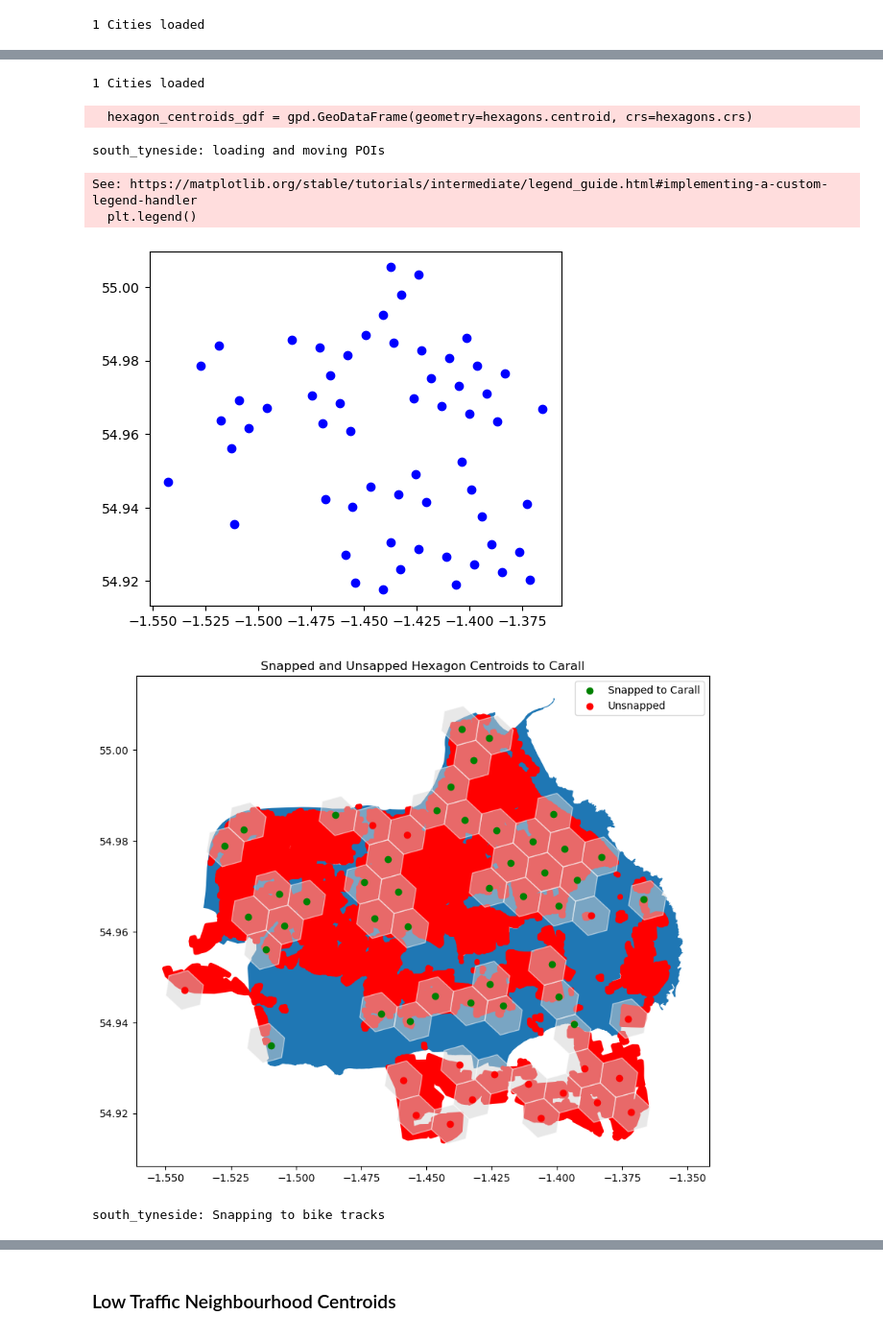
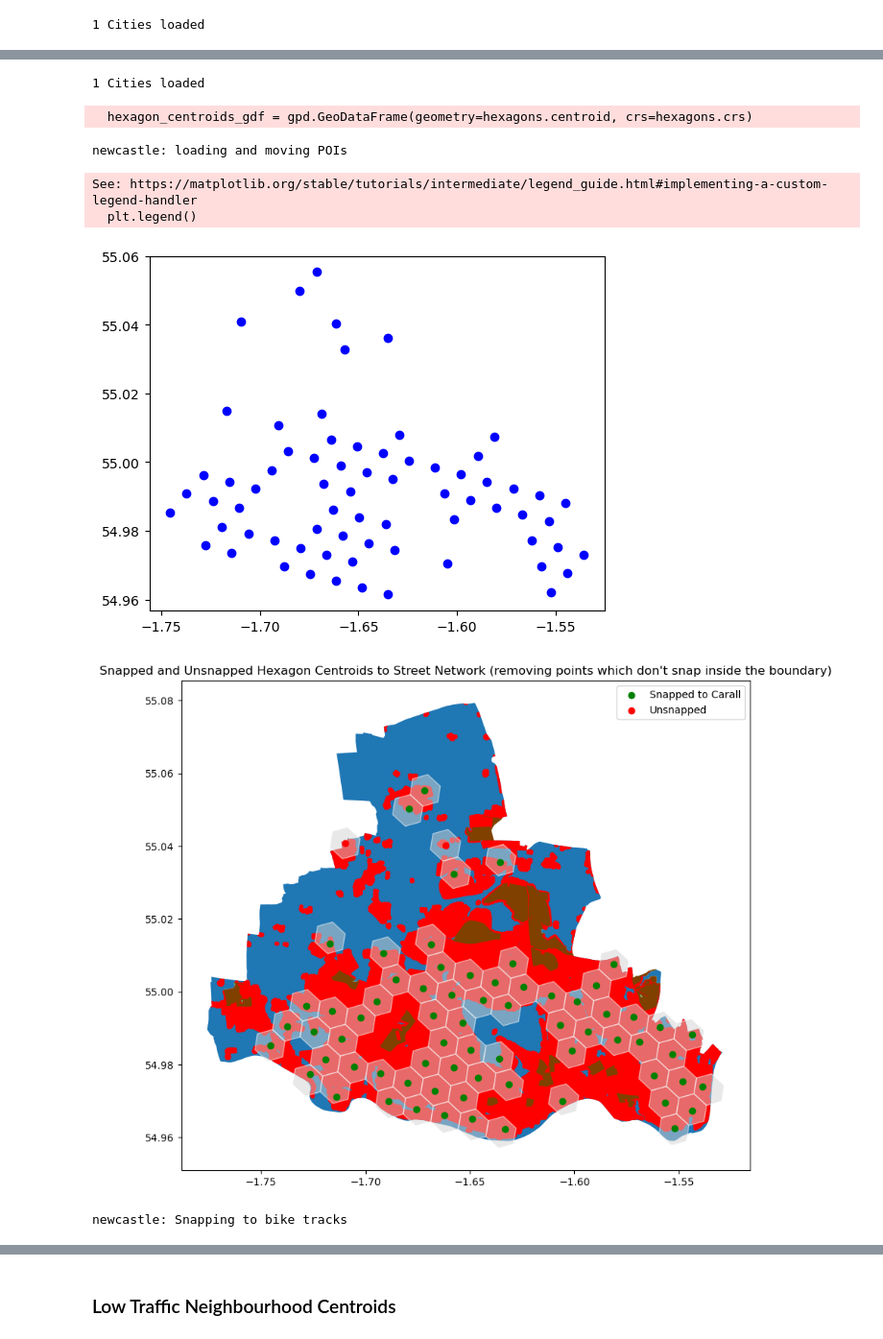
Before and after one commit to Froguin99/bikenwgrowth-with-LTNs, a Jupyter notebook: code/03_prepare_pois.ipynb, the cells around one changed output, grey strips where cells are left out. Shown at 96% size. Drawn from its saved outputs; the diff is of its cells as text; code cells hidden in the pictures.

Commit message:
Fixed urban area spilling out of boundary

```diff
--- a/code/03_prepare_pois.ipynb
+++ b/code/03_prepare_pois.ipynb
@@ -181,8 +190,14 @@ for placeid, placeinfo in tqdm(cities.items(), desc="Cities"):
     print(placeid + ": Tesselation around neighbourhoods")
     location = locations[placeid]
 
+    location_gseries = gpd.GeoSeries([location])
+    location_gdf = gpd.GeoDataFrame(geometry=location_gseries)
+    location_gdf = location_gdf.set_crs(epsg=4326, inplace=True)
+
     # Get urban areas for seed points
     urban_areas = get_urban_areas(placeinfo["nominatimstring"])
+    urban_areas = urban_areas.clip(location_gdf.unary_union)
+
     tess = Tessellation(urban_areas)
     tess.get_polygon()  # Optional plot for debugging
     hexagons = tess.hexagons(resolution=8)
@@ -247,8 +262,13 @@ for placeid, placeinfo in tqdm(cities.items(), desc="Cities"):
         hexagons.plot(ax=ax, color="lightgray", edgecolor="white", alpha=0.5, label="Hexagons")
         snapped_gdf[snapped_gdf['snap_status'] == 'snapped'].plot(ax=ax, color='green', label='Snapped to Carall')
         snapped_gdf[snapped_gdf['snap_status'] == 'unsnapped'].plot(ax=ax, color='red', label='Unsnapped')
+        if isinstance(neighbourhoods_gdf, MultiPolygon):
+            neighbourhoods_gdf_for_plotting = gpd.GeoDataFrame(geometry=[neighbourhoods_gdf], crs="EPSG:4326")
+            neighbourhoods_gdf_for_plotting = neighbourhoods_gdf_for_plotting.explode()
+            neighbourhoods_gdf_for_plotting.plot(ax=ax, color='green', alpha=0.5, label='LTNs')
+
         plt.legend()
-        plt.title("Snapped and Unsapped Hexagon Centroids to Carall")
+        plt.title("Snapped and Unsnapped Hexagon Centroids to Street Network (removing points which don't snap inside the boundary)")
         plt.show()
 
     print(placeid + ": Snapping to bike tracks")
@@ -282,6 +302,7 @@ for placeid, placeinfo in tqdm(cities.items(), desc="Cities"):
             updated_bike_points.append({'geometry': snapped_bike_point, 'snap_status': 'snapped'})
         else:
             updated_bike_points.append({'geometry': g, 'snap_status': 'unsnapped'})
+
 
     # Convert to final GeoDataFrame
     snapped_biketrack = gpd.GeoDataFrame(updated_bike_points, crs=hexagon_centroids_gdf.crs)
@@ -353,11 +374,11 @@ south_tyneside: Tesselation around neighbourhoods
   gdf_buffered['geometry'] = gdf['geometry'].buffer(buffer_distance)
 1 Cities loaded
   hexagon_centroids_gdf = gpd.GeoDataFrame(geometry=hexagons.centroid, crs=hexagons.crs)
-south_tyneside: loading and moving POIs
+newcastle: loading and moving POIs
 See: https://matplotlib.org/stable/tutorials/intermediate/legend_guide.html#implementing-a-custom-legend-handler
   plt.legend()
-[figure, old version]
+[figure, new version]
-[figure, old version]
+[figure, new version]
-south_tyneside: Snapping to bike tracks
+newcastle: Snapping to bike tracks
 See: https://matplotlib.org/stable/tutorials/intermediate/legend_guide.html#implementing-a-custom-legend-handler
   plt.legend()
```
Also changed, not shown: parts of 13 cells of this notebook.
